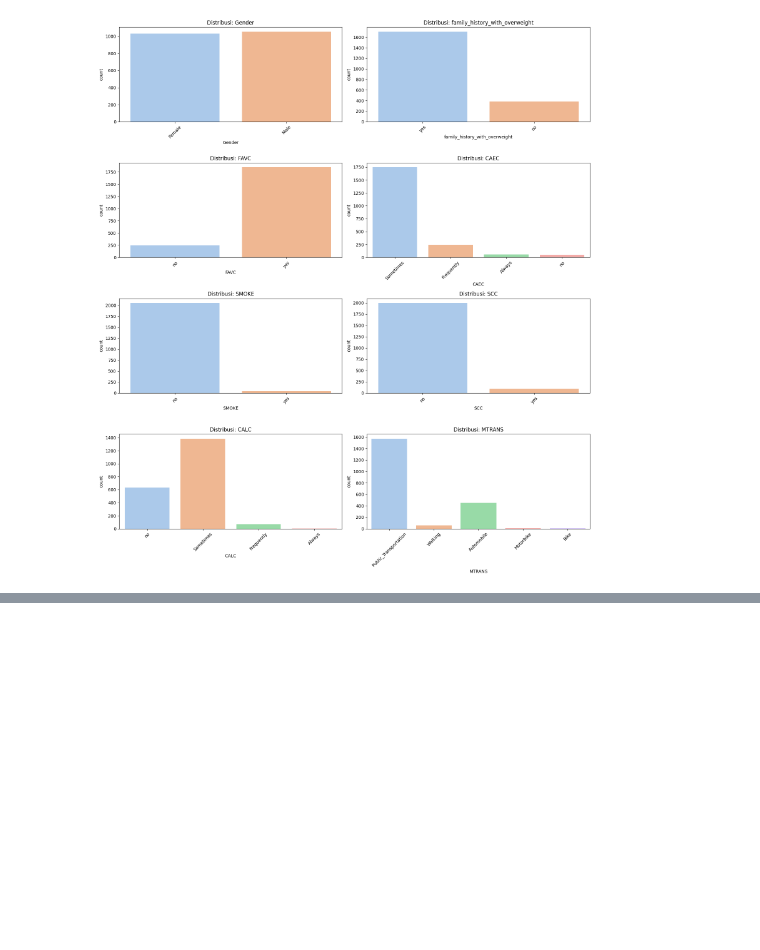
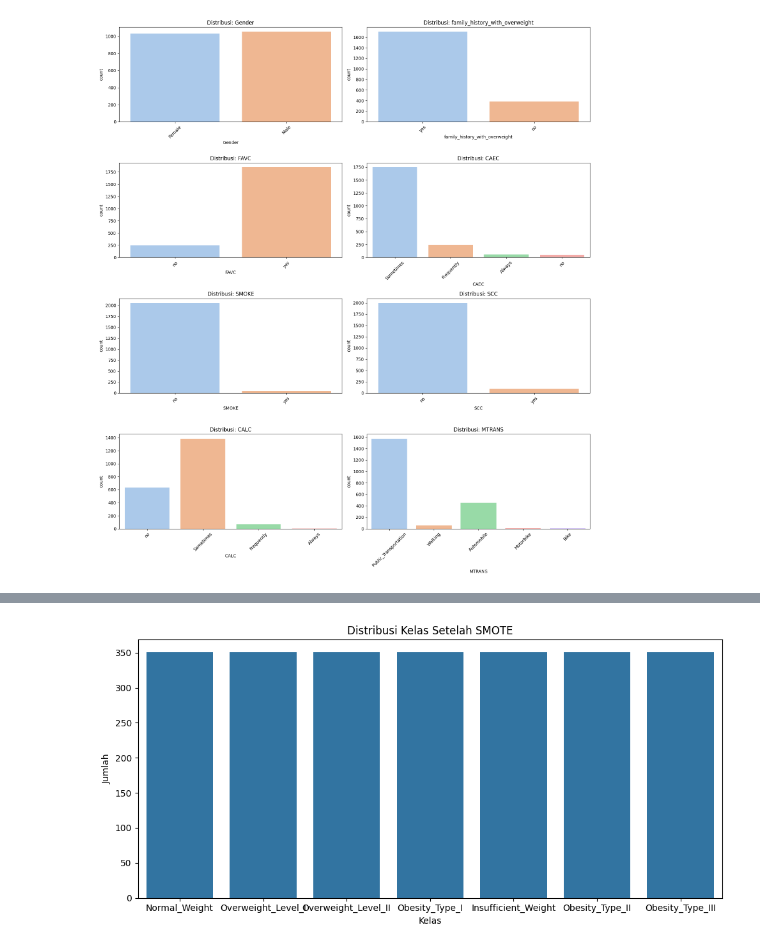
Before and after one commit to LEV9111/uasbengkod, a Jupyter notebook: UASbengkod.ipynb, the cells around one changed output, grey strips where cells are left out. Cells and saved outputs as stored; diff of their text form; code cells hidden in the pictures; blank space fills up the shorter version.

```diff
--- a/UASbengkod.ipynb
+++ b/UASbengkod.ipynb
@@ -140,6 +142,9 @@ MTRANS                             6
 NObeyesdad                         0
 dtype: int64
 # %%
+# Define the list of numerical columns
+numerical_cols = ['Age', 'Height', 'Weight', 'FCVC', 'NCP', 'CH2O', 'FAF', 'TUE']
+
 # Replace '?' with NaN in the entire dataframe
 df.replace('?', float('nan'), inplace=True)
 
@@ -218,0 +254,7 @@ plt.show()
+# %%
+# Cek duplikasi
+duplicates = df.duplicated().sum()
+print(f"Jumlah data duplikat: {duplicates}")
+
+# Hapus duplikasi jika ada
+df.drop_duplicates(inplace=True)
@@ -218,0 +263,11 @@ plt.show()
+# %%
+from sklearn.preprocessing import LabelEncoder
+
+# Label Encoding untuk kolom kategorikal
+categorical_cols = ['Gender', 'family_history_with_overweight', 'FAVC', 'CAEC', 'SMOKE', 'SCC', 'CALC', 'MTRANS']
+
+label_encoder = LabelEncoder()
+for col in categorical_cols:
+    df[col] = label_encoder.fit_transform(df[col])
+
+print(df[categorical_cols].head())
@@ -218,0 +299,19 @@ plt.show()
+# %%
+# Pisahkan fitur dan target
+X = df.drop(columns=['NObeyesdad'])
+y = df['NObeyesdad']
+
+# Terapkan SMOTE
+smote = SMOTE(random_state=42)
+X_resampled, y_resampled = smote.fit_resample(X, y)
+
+# Visualisasi distribusi kelas setelah SMOTE
+plt.figure(figsize=(10, 5))  # Mengatur ukuran gambar untuk memberi ruang yang cukup
+sns.countplot(x=y_resampled)
+plt.title('Distribusi Kelas Setelah SMOTE')
+plt.xlabel('Kelas')
+plt.ylabel('Jumlah')
+plt.tight_layout()  # Mengatur layout agar tidak tumpang tindih
+plt.show()
+# %% [output]
+[figure, added]
```
Also changed, not shown: parts of 15 cells of this notebook.
